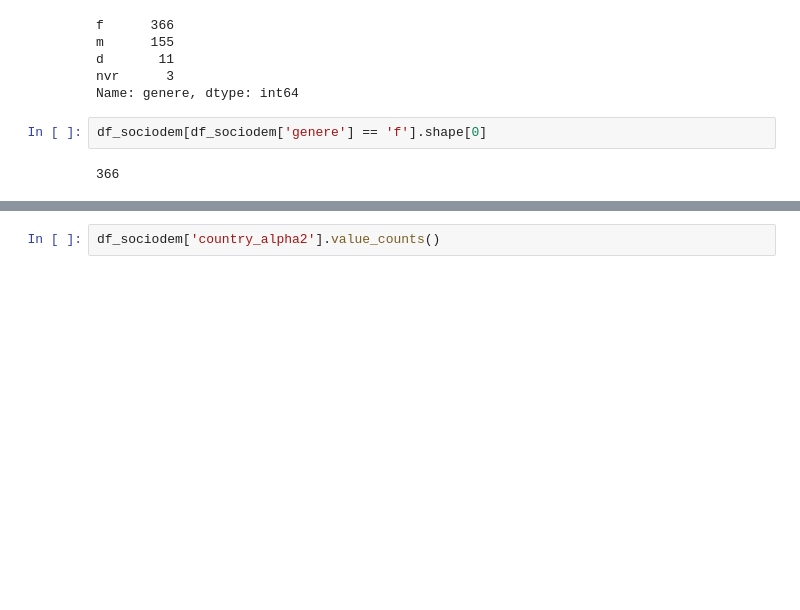
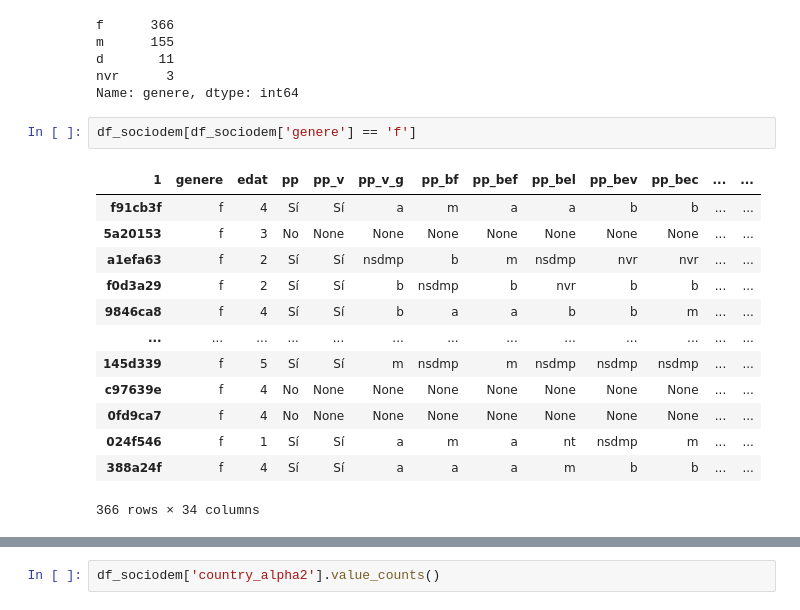
Before and after one commit to oriolmp/TFG_Fisica, a Jupyter notebook: TFG_Oriol_Notebook.ipynb, the cells around one changed output, grey strips where cells are left out. Drawn from its saved outputs; the diff is of its cells as text; blank space fills up the shorter version.

```diff
--- a/TFG_Oriol_Notebook.ipynb
+++ b/TFG_Oriol_Notebook.ipynb
@@ -113,6 +113,18 @@ d       11
 nvr      3
 Name: genere, dtype: int64
 # %%
-df_sociodem[df_sociodem['genere'] == 'f'].shape[0]
+df_sociodem[df_sociodem['genere'] == 'f']
 # %% [output]
+| 1 | genere | edat | pp | pp_v | pp_v_g | pp_bf | pp_bef | pp_bel | pp_bev | pp_bec | ... | ... |
+| f91cb3f | f | 4 | Sí | Sí | a | m | a | a | b | b | ... | ... |
+| 5a20153 | f | 3 | No | None | None | None | None | None | None | None | ... | ... |
+| a1efa63 | f | 2 | Sí | Sí | nsdmp | b | m | nsdmp | nvr | nvr | ... | ... |
+| f0d3a29 | f | 2 | Sí | Sí | b | nsdmp | b | nvr | b | b | ... | ... |
+| 9846ca8 | f | 4 | Sí | Sí | b | a | a | b | b | m | ... | ... |
+| ... | ... | ... | ... | ... | ... | ... | ... | ... | ... | ... | ... | ... |
+| 145d339 | f | 5 | Sí | Sí | m | nsdmp | m | nsdmp | nsdmp | nsdmp | ... | ... |
+| c97639e | f | 4 | No | None | None | None | None | None | None | None | ... | ... |
+| 0fd9ca7 | f | 4 | No | None | None | None | None | None | None | None | ... | ... |
+| 024f546 | f | 1 | Sí | Sí | a | m | a | nt | nsdmp | m | ... | ... |
+| 388a24f | f | 4 | Sí | Sí | a | a | a | m | b | b | ... | ... |
-366
+366 rows × 34 columns
```
Also changed, not shown: parts of 5 cells of this notebook, 4 other files.
